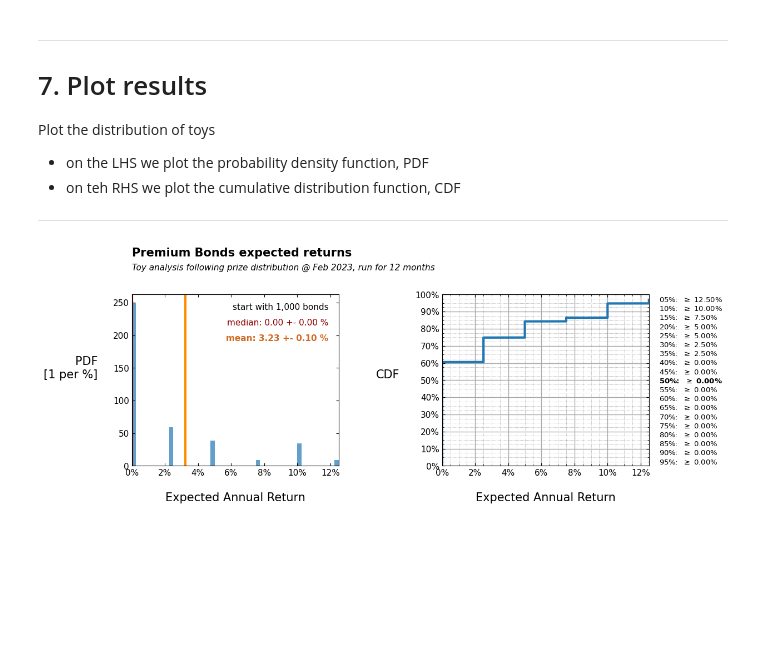
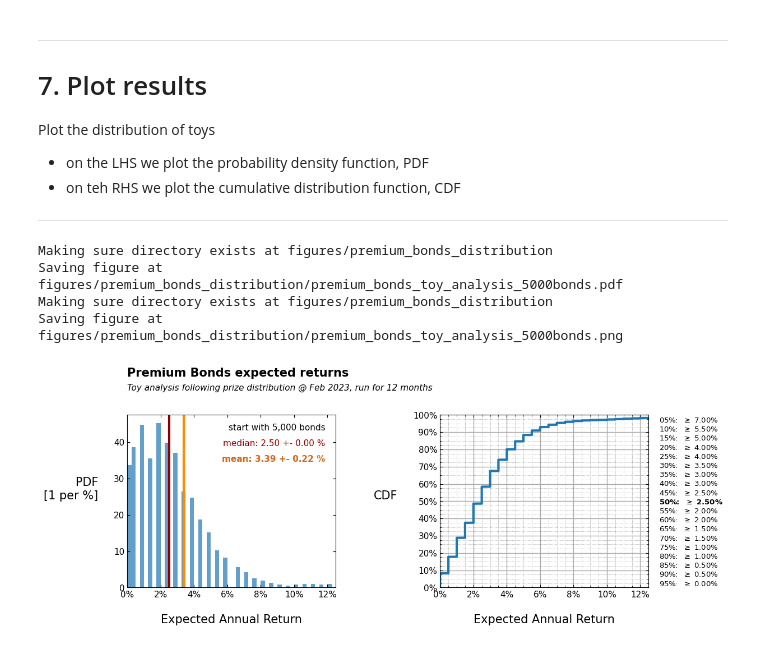
Before and after one commit to sbmenary/ML-sandbox, a Jupyter notebook: one_notebook_experiments/premium_bonds_distribution.ipynb, the cells around one changed output. Cells and saved outputs as stored; diff of their text form; code cells hidden in the pictures; blank space fills up the shorter version.

Commit message:
Full run of premium bonds example

```diff
--- a/one_notebook_experiments/premium_bonds_distribution.ipynb
+++ b/one_notebook_experiments/premium_bonds_distribution.ipynb
@@ -221,7 +221,7 @@ CROSS CHECK:  Based on input data, expected annual growth is ~ 3.20%  [should be
 ###  Configure
 ###
 
-start_amount = 1000      ##  Number of £1 bonds owned at start
+start_amount = 5000      ##  Number of £1 bonds owned at start
 num_months   = 12*1      ##  Number of months to simulate per-toy
 num_toys     = 100000    ##  Number of toys experiments to run
 # %%
@@ -383,7 +383,7 @@ Plot the distribution of toys
 ###  Define method for creating plot
 ###
 
-def make_plot(returns, start_amount, num_months, mean, mean_std, median, median_std, savefig=None) :
+def make_plot(returns, start_amount, num_months, mean, mean_std, median, median_std, savefig=None, dpi=150) :
     '''
     Create and show a plot of the PDF and CDF, using the toy data provided
     '''
@@ -447,16 +447,18 @@ def make_plot(returns, start_amount, num_months, mean, mean_std, median, median_
                  ha="left", va="bottom", transform=ax2.transAxes, fontsize=9.5,
                  weight = "bold" if x>0.49 and x<0.51 else None)
 
-    ##  If savefig is a string then interpret as a filename and save figure
+    ##  If savefig is a string then convert it to a list of length 1
     if type(savefig) is str :
-        Path("/".join(savefig.split("/")[:-1])).mkdir(parents=True, exist_ok=True)
-        plt.savefig(savefig, bbox_inches="tight", dpi=150)
+        savefig = [savefig]
 
-    ##  If savefig is a string then interpret as a list of filenames and save figure
+    ##  If savefig is a list then interpret as a list of filenames and save figure
     if type(savefig) is list :
         for f_savefig in savefig :
-            Path("/".join(f_savefig.split("/")[:-1])).mkdir(parents=True, exist_ok=True)
-            plt.savefig(f_savefig, bbox_inches="tight", dpi=150)
+            dirname = "/".join(f_savefig.split("/")[:-1])
+            print(f"Making sure directory exists at {dirname}")
+            Path(dirname).mkdir(parents=True, exist_ok=True)
+            print(f"Saving figure at {f_savefig}")
+            plt.savefig(f_savefig, bbox_inches="tight", dpi=dpi)
 
     ##  Show figure
     plt.show(fig)
@@ -466,12 +468,16 @@ def make_plot(returns, start_amount, num_months, mean, mean_std, median, median_
 # %%
 ###
 ###  Plot PDF and CDF
 ###
 
 make_plot(toy_annual_returns, start_amount, num_months,
           annual_return_mean_bs_mean, annual_return_mean_bs_std,
           annual_return_median_bs_mean, annual_return_median_bs_std,
-          savefig=[f"figures/premium_bonds_toy_analysis_{start_amount}bonds.pdf",
-                   f"figures/premium_bonds_toy_analysis_{start_amount}bonds.png"])
+          savefig=[f"figures/premium_bonds_distribution/premium_bonds_toy_analysis_{start_amount}bonds.pdf",
+                   f"figures/premium_bonds_distribution/premium_bonds_toy_analysis_{start_amount}bonds.png"])
 # %% [output]
+Making sure directory exists at figures/premium_bonds_distribution
+Saving figure at figures/premium_bonds_distribution/premium_bonds_toy_analysis_5000bonds.pdf
+Making sure directory exists at figures/premium_bonds_distribution
+Saving figure at figures/premium_bonds_distribution/premium_bonds_toy_analysis_5000bonds.png
-[figure, old version]
+[figure, new version]
```
Also changed, not shown: parts of 3 cells of this notebook, 3 other files.
